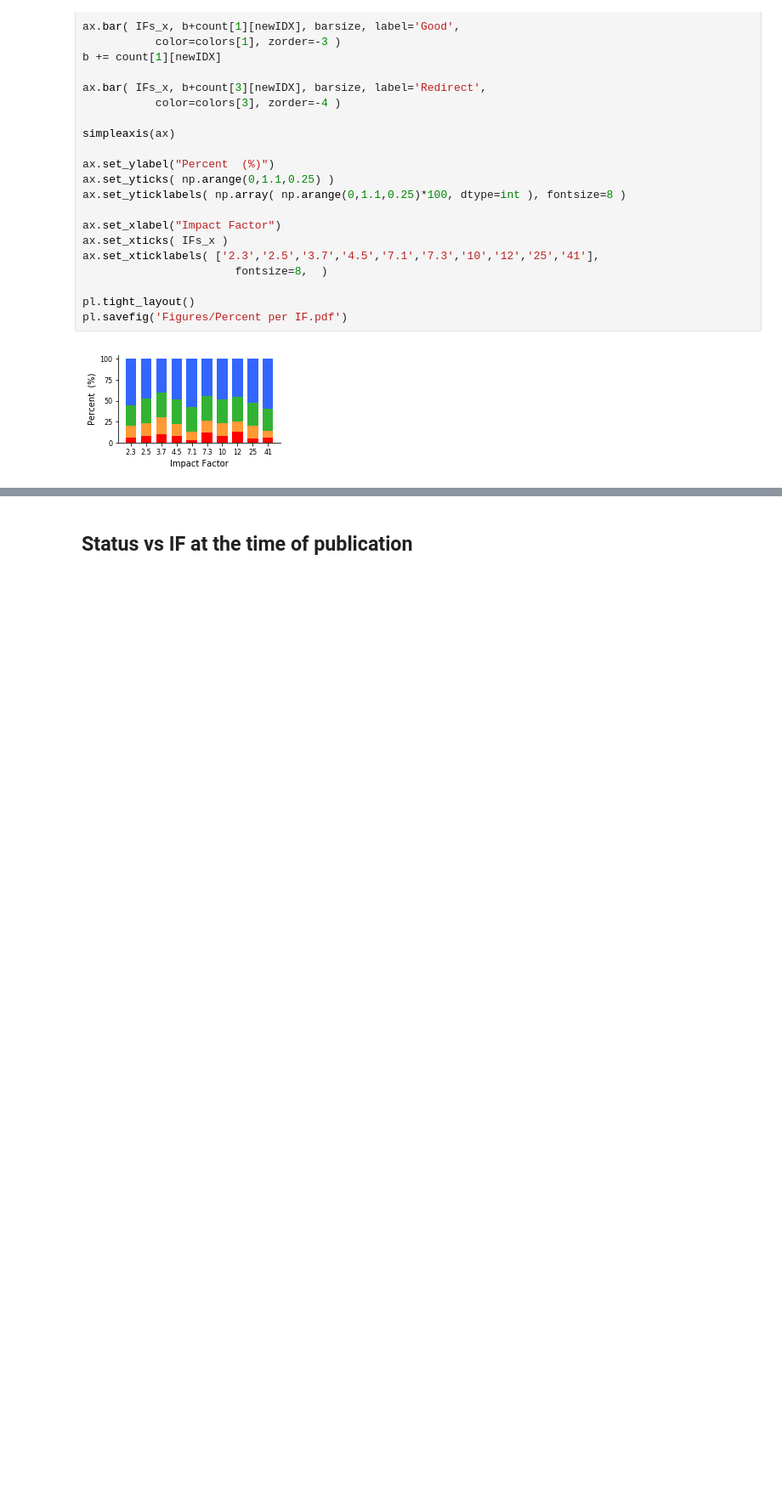
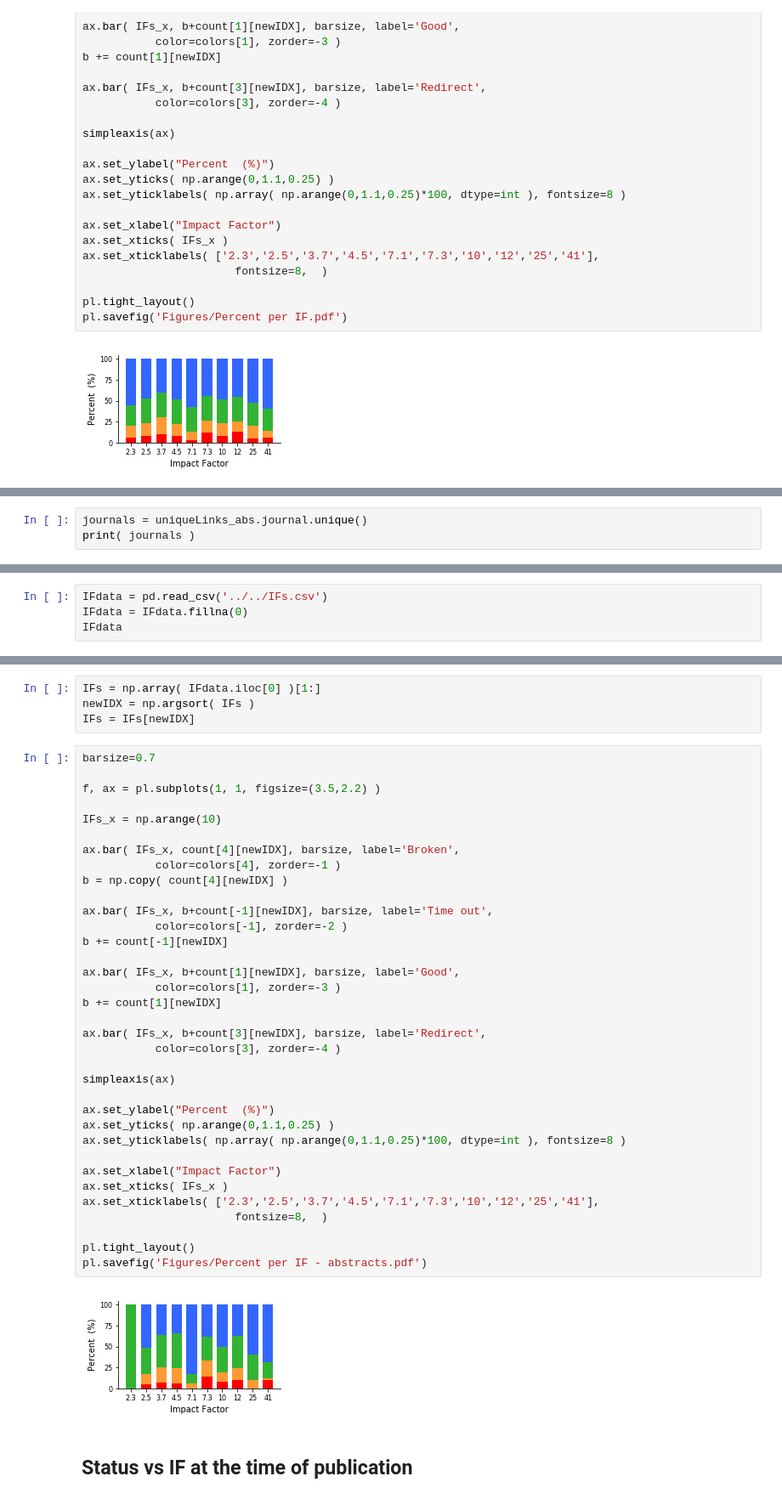
Before and after one commit to xubeisi/good.software, a Jupyter notebook: analysis/Figures using links.ipynb, the cells around one changed output, grey strips where cells are left out. Shown: that part at 85% size. Saved outputs shown, nothing was run; the diff lists cells and outputs as text; blank space fills up the shorter version.

```diff
--- a/analysis/Figures using links.ipynb
+++ b/analysis/Figures using links.ipynb
@@ -501,0 +606,3 @@ pl.savefig('Figures/Percent per IF.pdf')
+# %%
+journals = uniqueLinks_abs.journal.unique()
+print( journals )
@@ -501,0 +615,4 @@ pl.savefig('Figures/Percent per IF.pdf')
+# %%
+IFdata = pd.read_csv('../../IFs.csv')
+IFdata = IFdata.fillna(0)
+IFdata
@@ -502,3 +656,44 @@ pl.savefig('Figures/Percent per IF.pdf')
+# %%
+IFs = np.array( IFdata.iloc[0] )[1:]
+newIDX = np.argsort( IFs )
+IFs = IFs[newIDX]
+# %%
+barsize=0.7
+
+f, ax = pl.subplots(1, 1, figsize=(3.5,2.2) )
+
+IFs_x = np.arange(10)
+
+ax.bar( IFs_x, count[4][newIDX], barsize, label='Broken',
+           color=colors[4], zorder=-1 )
+b = np.copy( count[4][newIDX] )
+
+ax.bar( IFs_x, b+count[-1][newIDX], barsize, label='Time out',
+           color=colors[-1], zorder=-2 )
+b += count[-1][newIDX]
+
+ax.bar( IFs_x, b+count[1][newIDX], barsize, label='Good',
+           color=colors[1], zorder=-3 )
+b += count[1][newIDX]
+
+ax.bar( IFs_x, b+count[3][newIDX], barsize, label='Redirect',
+           color=colors[3], zorder=-4 )
+
+simpleaxis(ax)
+
+ax.set_ylabel("Percent  (%)")
+ax.set_yticks( np.arange(0,1.1,0.25) )
+ax.set_yticklabels( np.array( np.arange(0,1.1,0.25)*100, dtype=int ), fontsize=8 )
+
+ax.set_xlabel("Impact Factor")
+ax.set_xticks( IFs_x )
+ax.set_xticklabels( ['2.3','2.5','3.7','4.5','7.1','7.3','10','12','25','41'],
+                       fontsize=8,  )
+
+pl.tight_layout()
+pl.savefig('Figures/Percent per IF - abstracts.pdf')
+# %% [output]
+[figure, added]
 # %% [markdown]
 ## Status vs IF at the time of publication
 # %%
```
Also changed, not shown: parts of 13 cells of this notebook, 8 other files.
